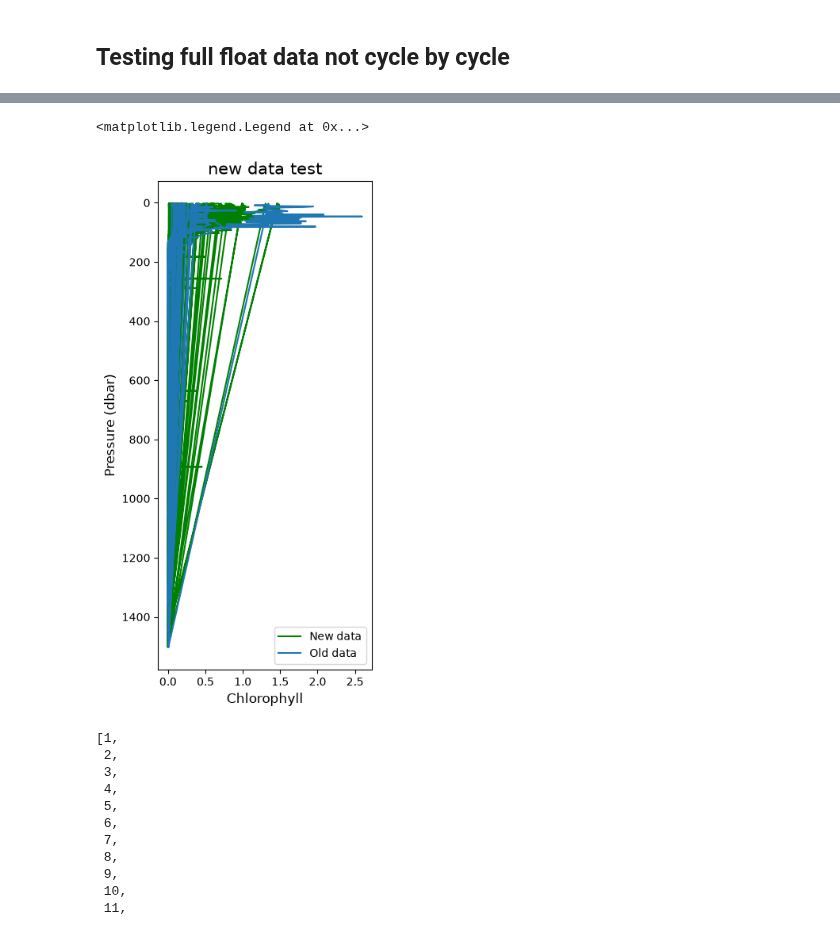
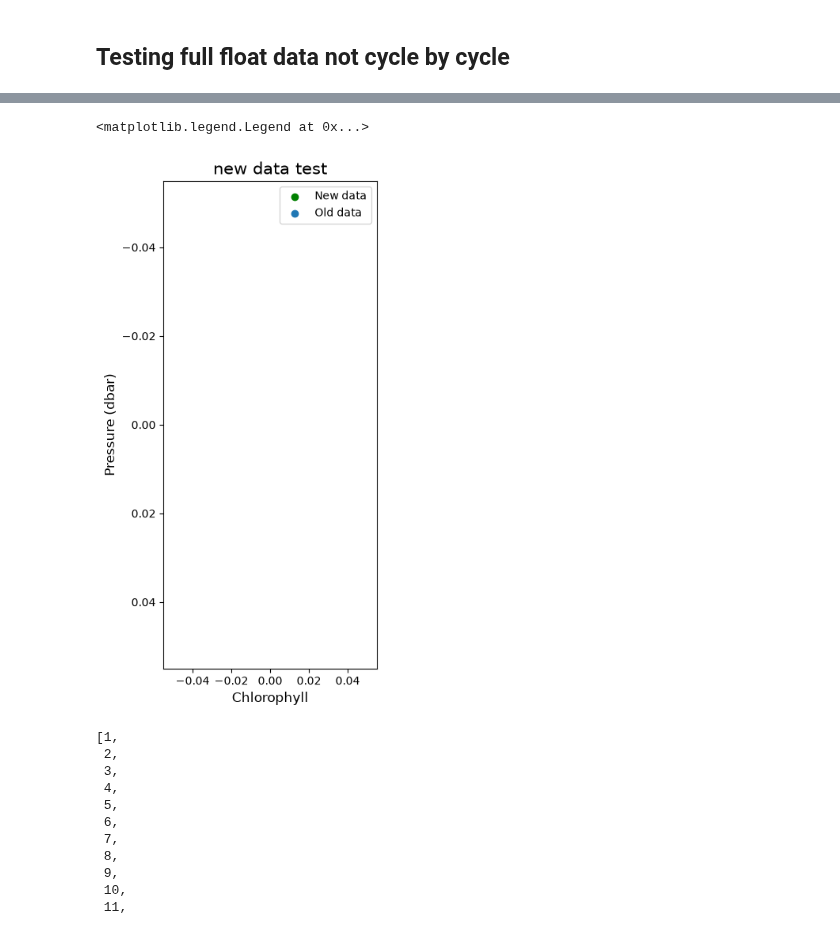
Before and after one commit to Lilah-Asalie/IBIS_Project, a Jupyter notebook: New_CHLA_update.ipynb, the cells around one changed output, grey strips where cells are left out. Saved outputs shown, nothing was run; the diff lists cells and outputs as text; code cells hidden in the pictures.

```diff
--- a/New_CHLA_update.ipynb
+++ b/New_CHLA_update.ipynb
@@ -124,25 +140,25 @@ WMOIDS_old
 # %%
-comp_new = df_new.loc[df_new['WMOID'] == 5906509]
-comp_old = df_old.loc[df_old['WMOID'] == 5906509]
+comp_new = df_new.loc[df_new['WMOID'] == 1901135]
+comp_old = df_old.loc[df_old['WMOID'] == 1901135]
 # comp_new
 # comp_old
 # %%
 # WMOID 5905374
 
 fig = plt.figure(figsize=(16, 8))
 ax = fig.add_subplot(141)
-ax.plot(comp_new['CHLA_ADJUSTED'], comp_new['PRES_ADJUSTED'], c ='g', label ='New data')
-ax.plot(comp_old['CHLA_ADJUSTED'], comp_old['PRES_ADJUSTED'], label='Old data')
+ax.scatter(comp_new['CHLA'], comp_new['PRES_ADJUSTED'], c ='g', label ='New data')
+ax.scatter(comp_old['CHLA'], comp_old['PRES_ADJUSTED'], label='Old data')
 ax.invert_yaxis()
 # ax.set_xlim(-0.1, 1.5)
 # ax.set_ylim(300, -5)
 ax.set_xlabel('Chlorophyll', fontsize =12)
 ax.set_ylabel('Pressure (dbar)', fontsize =12)
 ax.set_title('new data test',  fontsize =15)
 ax.legend()
 # %% [output]
 <matplotlib.legend.Legend at 0x...>
-[figure, old version]
+[figure, new version]
 # %%
 comp_new['CYCLE_NUMBER'].unique().tolist()
 # %% [output]
```
Also changed, not shown: parts of 1 cell of this notebook, 3 other files.
